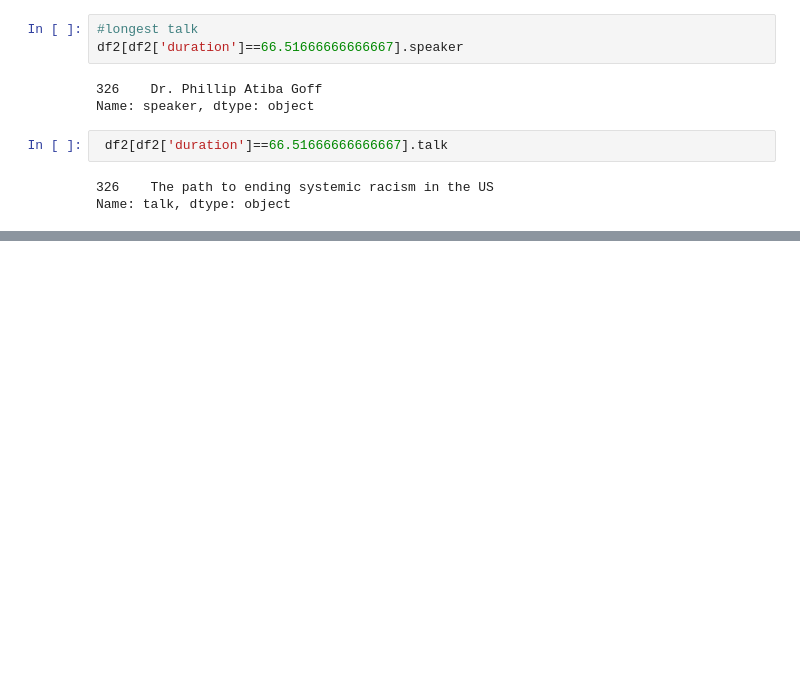
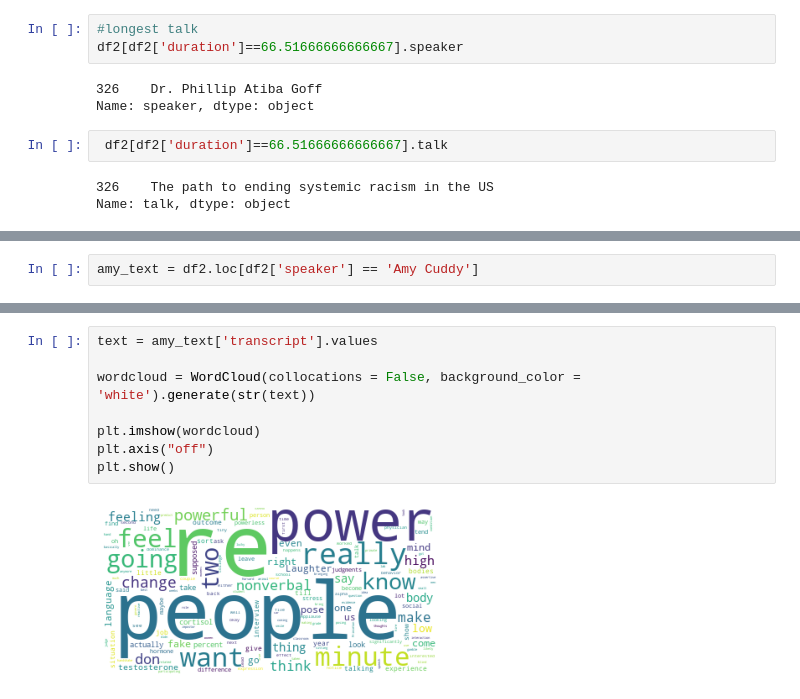
Before and after one commit to vaishakmk/TedTalk-Analysis, a Jupyter notebook: dheeraj_NLP.ipynb, the cells around one changed output, grey strips where cells are left out. Drawn from its saved outputs; the diff is of its cells as text; blank space fills up the shorter version.

```diff
--- a/dheeraj_NLP.ipynb
+++ b/dheeraj_NLP.ipynb
@@ -773,0 +958,2 @@ Name: talk, dtype: object
+# %%
+amy_text = df2.loc[df2['speaker'] == 'Amy Cuddy']
@@ -773,0 +966,10 @@ Name: talk, dtype: object
+# %%
+text = amy_text['transcript'].values
+
+wordcloud = WordCloud(collocations = False, background_color = 'white').generate(str(text))
+
+plt.imshow(wordcloud)
+plt.axis("off")
+plt.show()
+# %% [output]
+[figure, added]
```
Also changed, not shown: parts of 29 cells of this notebook.
